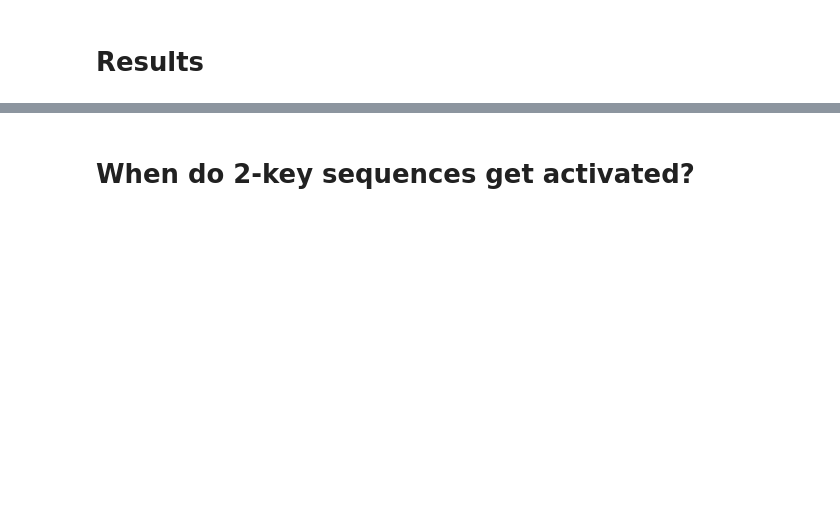
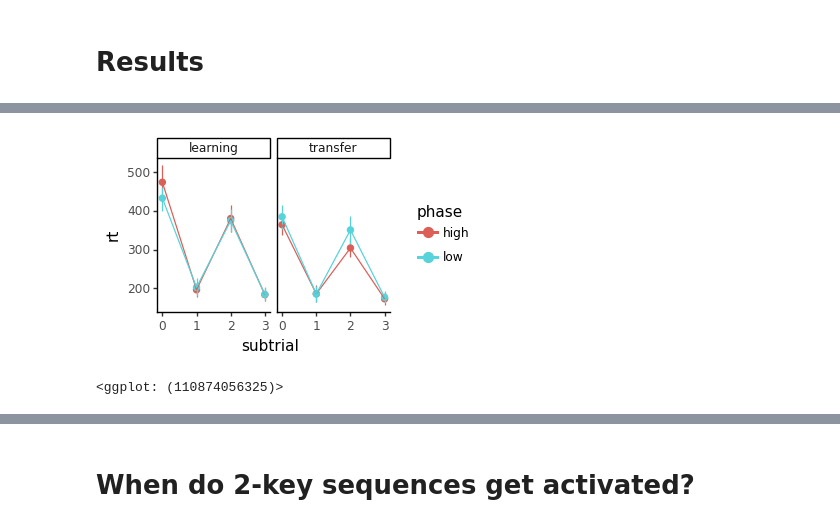
Before and after one commit to MariaEckstein/CHaRLy, a Jupyter notebook: CHaRLy_AmyData2-1.01RtPatterns.ipynb, the cells around one changed output, grey strips where cells are left out. Drawn from its saved outputs; the diff is of its cells as text; code cells hidden in the pictures; blank space fills up the shorter version.

```diff
--- a/CHaRLy_AmyData2-1.01RtPatterns.ipynb
+++ b/CHaRLy_AmyData2-1.01RtPatterns.ipynb
@@ -24,4 +43,3 @@ rule_data.loc[rule_data.phase == 'high'][:30]
 # %%
 all_data = pd.read_csv(os.path.join(data_dir, 'all_data.csv'), index_col=0)
-all_data = all_data.loc[np.invert(all_data['inattentives'] | all_data['psych_disorder'] | all_data['head_trauma'])]
 all_data
@@ -27,0 +62,6 @@ all_data
+# %%
+id_cols = ['sid', 'trial_type', 'phase', 'block', 'trial']
+all_data['subtrial'] = all_data['subtrial'].astype(int)
+all_data_w = all_data[id_cols + ['subtrial', 'rt']].pivot_table(index=id_cols, columns=['subtrial'], values=['rt']).reset_index()
+all_data_w.columns = [''.join([str(e) for e in f]) for f in all_data_w.columns.values]
+all_data_w
@@ -42,10 +164,14 @@ g.save(os.path.join(plot_dir, '101_zrtOverSubtrialWithIndividuals.png'))
 # %%
 subj_dat = all_data.groupby(['sid', 'subtrial', 'trial_type', 'phase']).aggregate('mean').reset_index()
+gg.options.figure_size = (3, 2)
 g = (gg.ggplot(subj_dat, gg.aes('subtrial', 'rt', color='phase'))
      + gg.stat_summary()
      + gg.stat_summary(geom='line')
      + gg.facet_grid(' ~ trial_type')
     )
 g.save(os.path.join(plot_dir, '101_RtOverSubtrial.png'))
 print(g)
+# %% [output]
+[figure, added]
+<ggplot: (110874056325)>
 # %%
```
Also changed, not shown: parts of 59 cells of this notebook, 10 other files.
